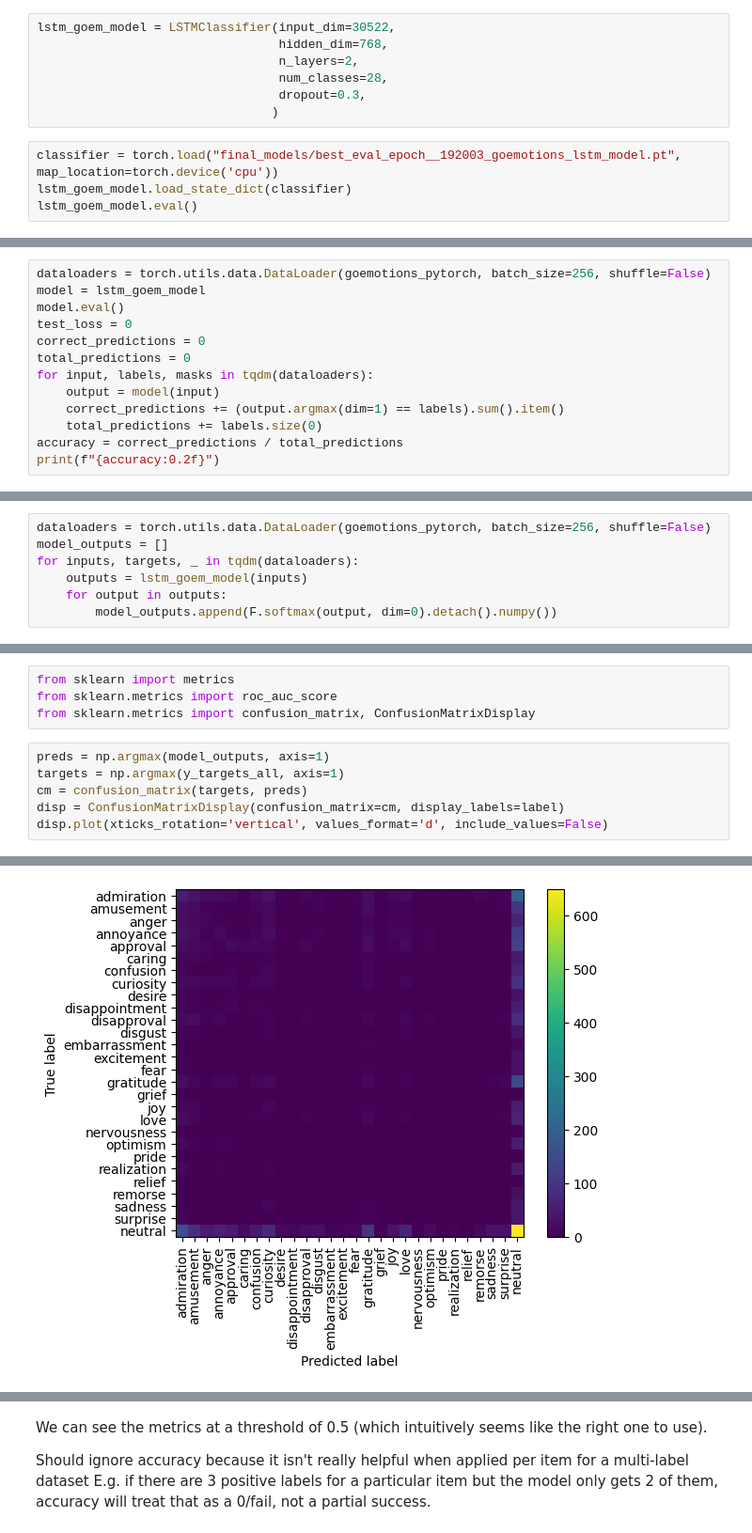
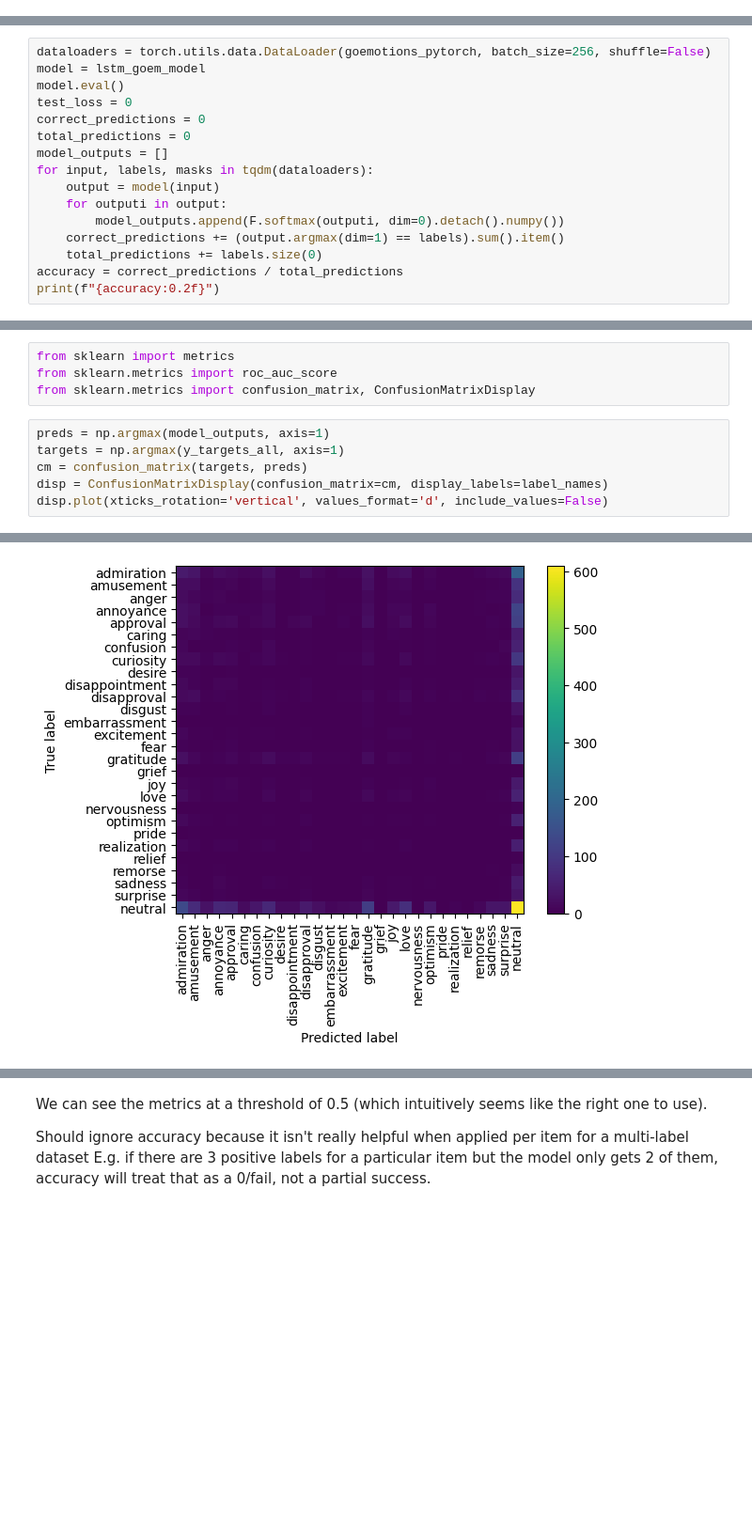
Before and after one commit to mhassan1a/Sentiment-Analysis, a Jupyter notebook: eval-roberta-base-go_emotions.ipynb, the cells around one changed output, grey strips where cells are left out. Shown at 94% size. Saved outputs shown, nothing was run; the diff lists cells and outputs as text; blank space fills up the shorter version.

```diff
--- a/eval-roberta-base-go_emotions.ipynb
+++ b/eval-roberta-base-go_emotions.ipynb
@@ -63,14 +58,3 @@ print(y_targets_all[0:3])
 ### Load the model and run it
 # %% [markdown]
 Loading in a multi-label, multi-class classifier model based on Roberta-base
-# %%
-lstm_goem_model = LSTMClassifier(input_dim=30522,
-                                 hidden_dim=768,
-                                 n_layers=2,
-                                 num_classes=28,
-                                 dropout=0.3,
-                                )
-# %%
-classifier = torch.load("final_models/best_eval_epoch__192003_goemotions_lstm_model.pt", map_location=torch.device('cpu'))
-lstm_goem_model.load_state_dict(classifier)
-lstm_goem_model.eval()
@@ -105,8 +86,11 @@ model.eval()
 test_loss = 0
 correct_predictions = 0
 total_predictions = 0
+model_outputs = []
 for input, labels, masks in tqdm(dataloaders):
     output = model(input)
+    for outputi in output:
+        model_outputs.append(F.softmax(outputi, dim=0).detach().numpy())
     correct_predictions += (output.argmax(dim=1) == labels).sum().item()
     total_predictions += labels.size(0)
 accuracy = correct_predictions / total_predictions
@@ -117,13 +101,6 @@ print(f"{accuracy:0.2f}")
 The model gave us floating point outputs for each label for each item, as a list of dicts. We need to arrange these into an array to be able to easily compare them with the dataset values. These values are sometimes known as probabilities (or `probas` for short) - but note, although these values are quantitative and can be compared to an extent (as we will), they are not really probabilities in any real statistical sense.
 
 We still need to convert these to binary prediction (`preds`) to be able to compare them to the `y_target` values from the dataset, but since the best threshold value to use to convert them is not yet known, we'll keep the float values.
-# %%
-dataloaders = torch.utils.data.DataLoader(goemotions_pytorch, batch_size=256, shuffle=False)
-model_outputs = []
-for inputs, targets, _ in tqdm(dataloaders):
-    outputs = lstm_goem_model(inputs)
-    for output in outputs:
-        model_outputs.append(F.softmax(output, dim=0).detach().numpy())
 # %%
 print(model_outputs[0])
 y_probas_all = np.zeros((num_items, num_labels), dtype=float)
@@ -160,12 +137,12 @@ from sklearn.metrics import confusion_matrix, ConfusionMatrixDisplay
 # %%
 preds = np.argmax(model_outputs, axis=1)
 targets = np.argmax(y_targets_all, axis=1)
 cm = confusion_matrix(targets, preds)
-disp = ConfusionMatrixDisplay(confusion_matrix=cm, display_labels=label)
+disp = ConfusionMatrixDisplay(confusion_matrix=cm, display_labels=label_names)
 disp.plot(xticks_rotation='vertical', values_format='d', include_values=False)
 # %% [output]
 <sklearn.metrics._plot.confusion_matrix.ConfusionMatrixDisplay at 0x...>
-[figure, old version]
+[figure, new version]
 # %%
 auc = roc_auc_score(y_targets_all, model_outputs, average='macro')
 print(f"AUC: {auc}")
```
Also changed, not shown: parts of 13 cells of this notebook, 12 other files.
